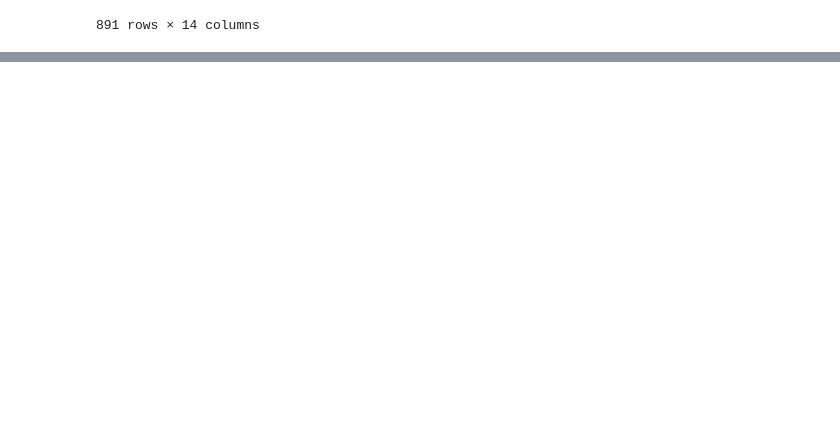
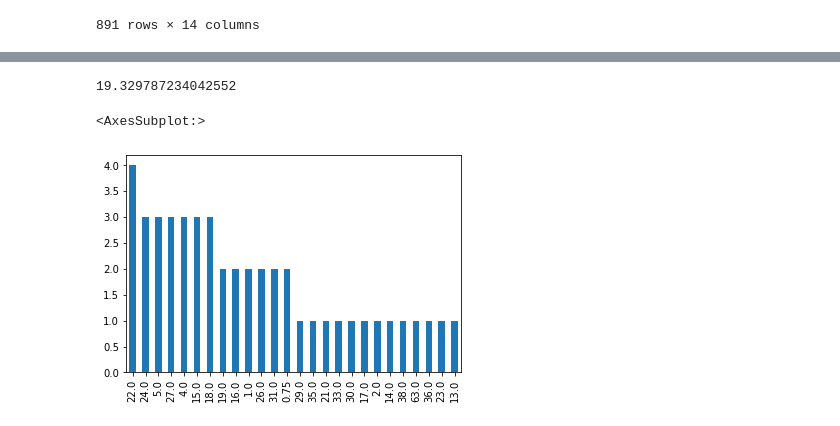
Before and after one commit to OnDigitalMarketing/MSBA-Python, a Jupyter notebook: 08_Pandas/08_Pandas_Class_Exercises.ipynb, the cells around one changed output, grey strips where cells are left out. Drawn from its saved outputs; the diff is of its cells as text; code cells hidden in the pictures; blank space fills up the shorter version.

```diff
--- a/08_Pandas/08_Pandas_Class_Exercises.ipynb
+++ b/08_Pandas/08_Pandas_Class_Exercises.ipynb
@@ -544,0 +555,5 @@ Encode a column by port with a full name
+# %%
+# Create a dataframe to hold our conditionals for Class, Age, and Sex
+lucky_3rd_class = pd.DataFrame(passengers.loc[((passengers['Pclass'].isin([3])) & (passengers['Survived'] == 1) & (passengers['Sex'] == "female"))])
+
+lucky_3rd_class
@@ -544,0 +574,11 @@ Encode a column by port with a full name
+# %%
+# Operate on our Age column to get the mean
+lucky_3rd_class['Age'].mean()
+# %% [output]
+19.329787234042552
+# %%
+# Let's quickly visualize this cohort
+pd.value_counts(lucky_3rd_class["Age"]).plot.bar()
+# %% [output]
+<AxesSubplot:>
+[figure, added]
```
Also changed, not shown: parts of 10 cells of this notebook, 3 other files.
